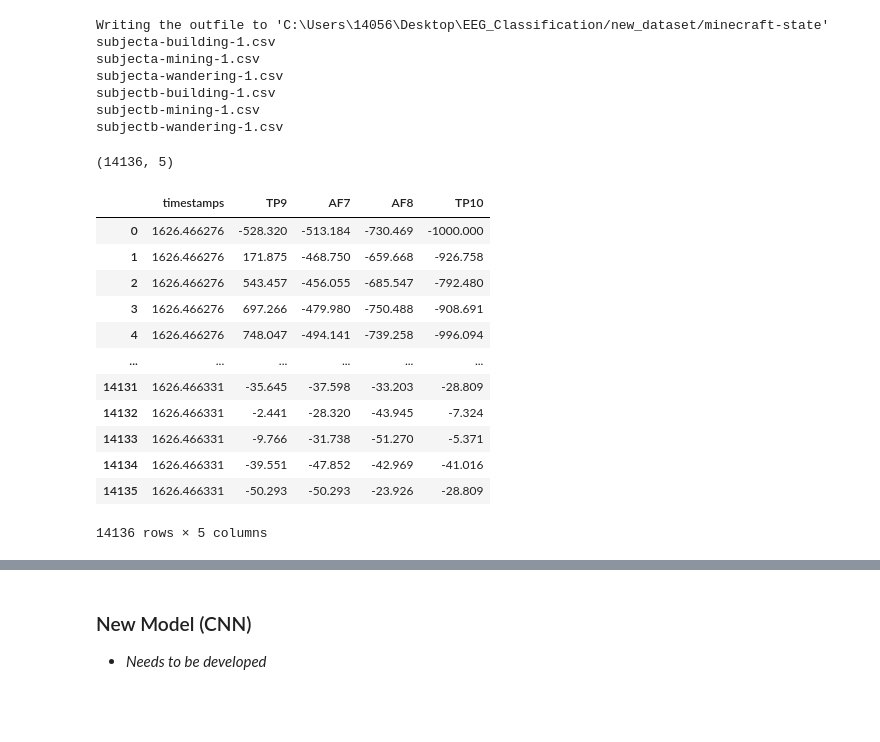
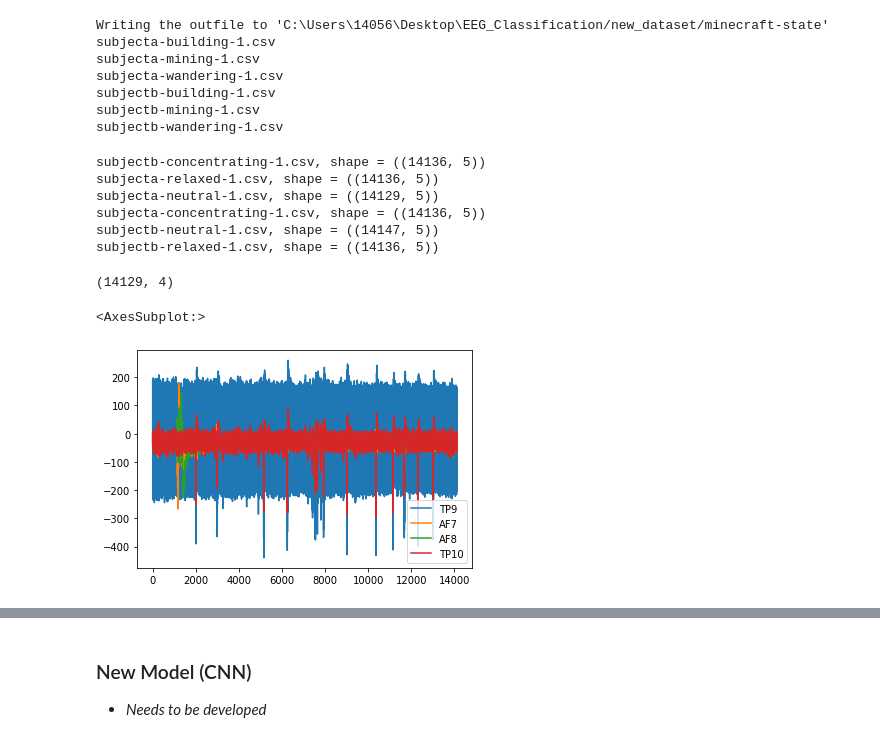
Before and after one commit to andyko208/EEG_Classification, a Jupyter notebook: GRU_Progress.ipynb, the cells around one changed output, grey strips where cells are left out. Saved outputs shown, nothing was run; the diff lists cells and outputs as text; code cells hidden in the pictures; blank space fills up the shorter version.

Commit message:
minecraft_state.h5

```diff
--- a/GRU_Progress.ipynb
+++ b/GRU_Progress.ipynb
@@ -531,24 +531,56 @@ subjecta-wandering-1.csv
 subjectb-building-1.csv
 subjectb-mining-1.csv
 subjectb-wandering-1.csv
+# %%
+directory = os.getcwd() + '/new_dataset/minecraft-state/'
+files = os.listdir(directory)
+random.shuffle(files)
+
+data = []
+labels = []
+
+
+for filename in files:
+#     if 'subject' in filename:
+#         df = pd.read_csv(directory + filename)
+#         df = df.drop(columns=['timestamps','Right AUX'])
+#         if 'relaxed' in filename:
+#             labels.append(0)
+#         elif 'neutral' in filename:
+#             labels.append(1)
+#         elif 'concentrating' in filename:
+#             labels.append(2)
+#         data.append(df)
+
+#         print('{}, shape = ({})'.format(filename, df.shape))
+
+    if 'subject' in filename:
+        df = pd.read_csv(directory + filename)
+        print('{}, shape = ({})'.format(filename, df.shape))
+
+
+
+# subjectb-wandering-1.csv, shape = ((14136, 5))
+# subjecta-wandering-1.csv, shape = ((14136, 5))
+# subjectb-mining-1.csv, shape = ((14147, 5))
+# subjecta-building-1.csv, shape = ((14136, 5))
+# subjecta-mining-1.csv, shape = ((14129, 5))
+# subjectb-building-1.csv, shape = ((14136, 5))
+# %% [output]
+subjectb-concentrating-1.csv, shape = ((14136, 5))
+subjecta-relaxed-1.csv, shape = ((14136, 5))
+subjecta-neutral-1.csv, shape = ((14129, 5))
+subjecta-concentrating-1.csv, shape = ((14136, 5))
+subjectb-neutral-1.csv, shape = ((14147, 5))
+subjectb-relaxed-1.csv, shape = ((14136, 5))
 # %%
 import pandas as pd
 import os
-df = pd.read_csv(os.getcwd() + '/new_dataset/minecraft-state/subjectb-wandering-1.csv')
+df = pd.read_csv(os.getcwd() + '/new_dataset/minecraft-state/subjecta-mining-1.csv')
+df = df.drop(columns=['timestamps'])
 print(df.shape)
-df
+df.plot()
 # %% [output]
-(14136, 5)
+(14129, 4)
-|  | timestamps | TP9 | AF7 | AF8 | TP10 |
-| 0 | 1626.466276 | -528.320 | -513.184 | -730.469 | -1000.000 |
-| 1 | 1626.466276 | 171.875 | -468.750 | -659.668 | -926.758 |
-| 2 | 1626.466276 | 543.457 | -456.055 | -685.547 | -792.480 |
-| 3 | 1626.466276 | 697.266 | -479.980 | -750.488 | -908.691 |
-| 4 | 1626.466276 | 748.047 | -494.141 | -739.258 | -996.094 |
-| ... | ... | ... | ... | ... | ... |
-| 14131 | 1626.466331 | -35.645 | -37.598 | -33.203 | -28.809 |
-| 14132 | 1626.466331 | -2.441 | -28.320 | -43.945 | -7.324 |
-| 14133 | 1626.466331 | -9.766 | -31.738 | -51.270 | -5.371 |
-| 14134 | 1626.466331 | -39.551 | -47.852 | -42.969 | -41.016 |
-| 14135 | 1626.466331 | -50.293 | -50.293 | -23.926 | -28.809 |
-14136 rows × 5 columns
+<AxesSubplot:>
+[figure, added]
```
Also changed, not shown: parts of 3 cells of this notebook, 21 other files.
